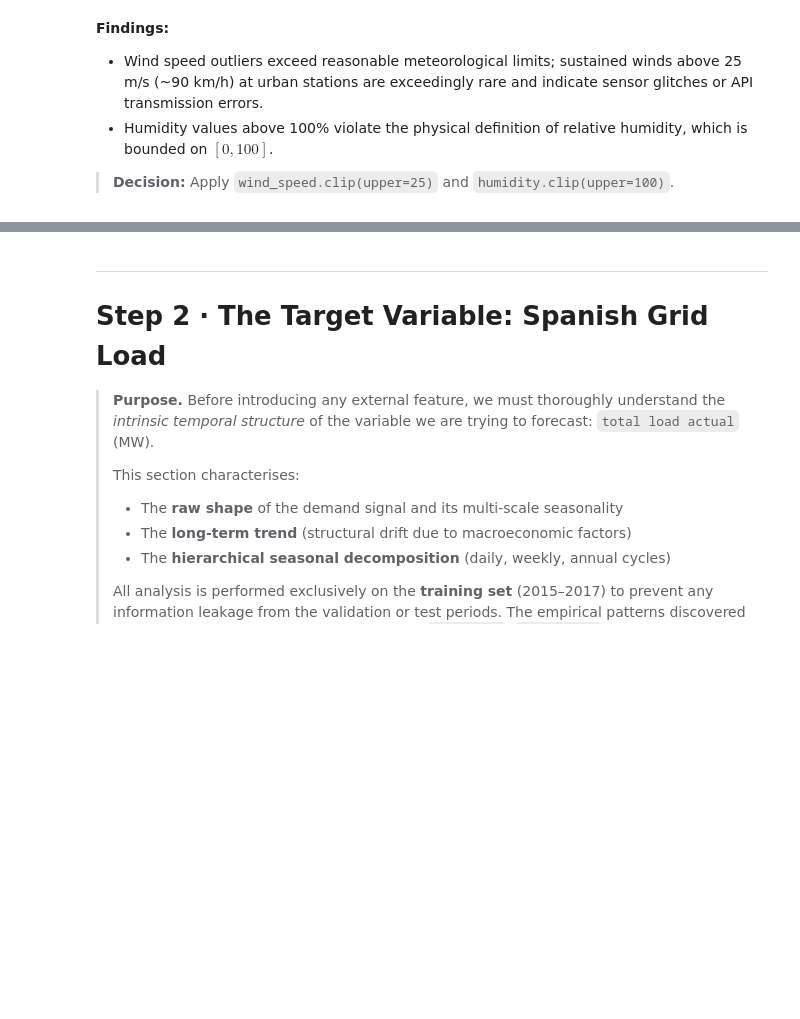
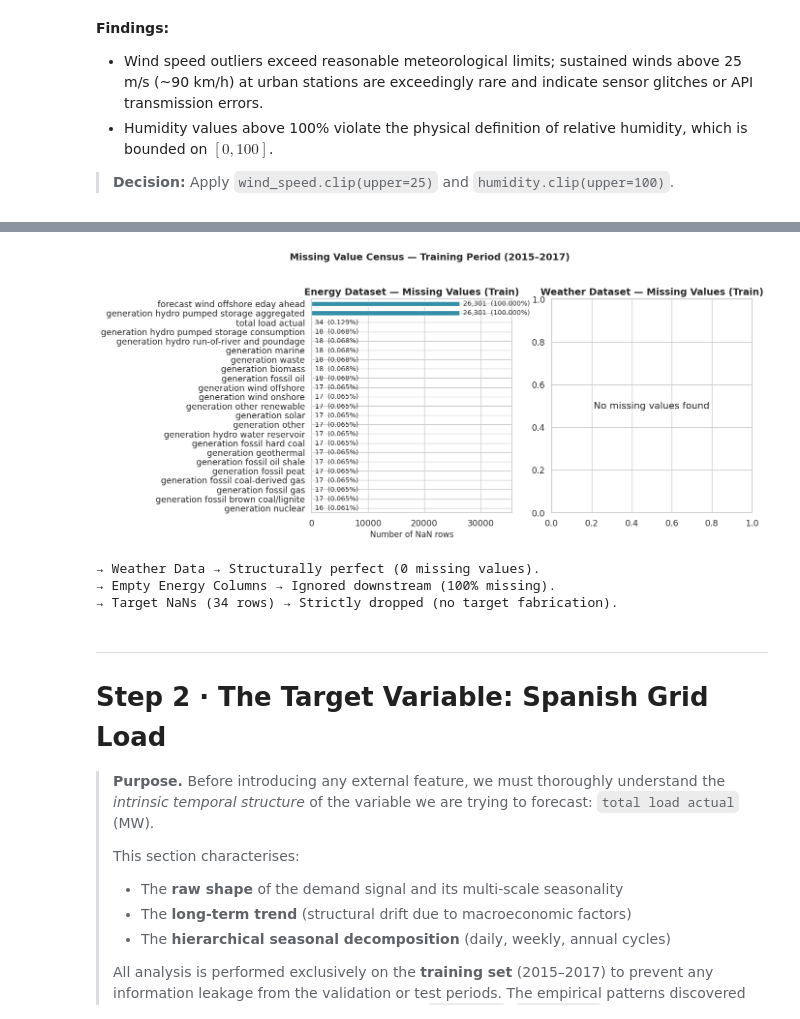
Before and after one commit to w3S4dpO7/energy_forecasting, a Jupyter notebook: 01_eda_and_preprocessing.ipynb, the cells around one changed output, grey strips where cells are left out. Saved outputs shown, nothing was run; the diff lists cells and outputs as text; code cells hidden in the pictures; blank space fills up the shorter version.

```diff
--- a/01_eda_and_preprocessing.ipynb
+++ b/01_eda_and_preprocessing.ipynb
@@ -269,3 +240,74 @@ print('→ Target NaNs → dropped (no target fabrication).')
+# %%
+# ── 1.3  Census of missing values in training period (pre-imputation) ──
+energy_raw_eda = pd.read_csv('./archive/energy_dataset.csv')
+energy_raw_eda['time'] = (pd.to_datetime(energy_raw_eda['time'], utc=True)
+                          .dt.tz_convert('Europe/Madrid')
+                          .dt.tz_localize(None))
+energy_raw_eda = energy_raw_eda.set_index('time').sort_index()
+energy_raw_eda = energy_raw_eda[~energy_raw_eda.index.duplicated(keep='first')]
+energy_raw_train = energy_raw_eda.loc[:TRAIN_END]
+
+weather_raw_eda = pd.read_csv('./archive/weather_features.csv')
+weather_raw_eda['dt_iso'] = (pd.to_datetime(weather_raw_eda['dt_iso'], utc=True)
+                              .dt.tz_convert('Europe/Madrid')
+                              .dt.tz_localize(None))
+weather_raw_eda = weather_raw_eda.drop_duplicates(subset=['dt_iso', 'city_name'], keep='first')
+weather_raw_train = weather_raw_eda[weather_raw_eda['dt_iso'] <= TRAIN_END]
+
+fig, axes = plt.subplots(1, 2, figsize=(14, 6))
+
+# Energy: count NaN rows per column
+energy_miss = energy_raw_train.isnull().sum()
+energy_miss = energy_miss[energy_miss > 0].sort_values(ascending=True) # Ascending looks better for barh
+if len(energy_miss) > 0:
+    energy_miss.plot.barh(ax=axes[0], color=PALETTE[3], edgecolor='white')
+
+    # Generate labels with exact counts and percentages
+    total_energy = len(energy_raw_train)
+    labels = [f"{v:,}  ({(v / total_energy) * 100:.3f}%)" for v in energy_miss]
+    axes[0].bar_label(axes[0].containers[0], labels=labels, padding=5, fontsize=10)
+
+    axes[0].set_title('Energy Dataset — Missing Values (Train)', fontweight='bold')
+    axes[0].set_xlabel('Number of NaN rows')
+    # Extend x-axis by 35% so the text doesn't get clipped
+    axes[0].set_xlim(0, energy_miss.max() * 1.35)
+else:
+    axes[0].text(0.5, 0.5, 'No missing values found', ha='center', va='center',
+                 transform=axes[0].transAxes, fontsize=14)
+    axes[0].set_title('Energy Dataset — Missing Values (Train)', fontweight='bold')
+
+# Weather: count NaN rows per numeric column
+weather_miss = weather_raw_train.select_dtypes(include='number').isnull().sum()
+weather_miss = weather_miss[weather_miss > 0].sort_values(ascending=True)
+if len(weather_miss) > 0:
+    weather_miss.plot.barh(ax=axes[1], color=PALETTE[1], edgecolor='white')
+
+    # Generate labels with exact counts and percentages
+    total_weather = len(weather_raw_train)
+    labels_w = [f"{v:,}  ({(v / total_weather) * 100:.3f}%)" for v in weather_miss]
+    axes[1].bar_label(axes[1].containers[0], labels=labels_w, padding=5, fontsize=10)
+
+    axes[1].set_title('Weather Dataset — Missing Values (Train)', fontweight='bold')
+    axes[1].set_xlabel('Number of NaN rows')
+    axes[1].set_xlim(0, weather_miss.max() * 1.35)
+else:
+    axes[1].text(0.5, 0.5, 'No missing values found', ha='center', va='center',
+                 transform=axes[1].transAxes, fontsize=14)
+    axes[1].set_title('Weather Dataset — Missing Values (Train)', fontweight='bold')
+
+plt.suptitle('Missing Value Census — Training Period (2015–2017)',
+             fontweight='bold', fontsize=14, y=1.02)
+plt.tight_layout()
+plt.show()
+
+print('\n→ Weather Data → Structurally perfect (0 missing values).')
+print('→ Empty Energy Columns → Ignored downstream (100% missing).')
+print('→ Target NaNs (34 rows) → Strictly dropped (no target fabrication).')
+# %% [output]
+[figure, added]
+→ Weather Data → Structurally perfect (0 missing values).
+→ Empty Energy Columns → Ignored downstream (100% missing).
+→ Target NaNs (34 rows) → Strictly dropped (no target fabrication).
 # %% [markdown]
 ---
 
```
Also changed, not shown: parts of 29 cells of this notebook, 11 other files.
